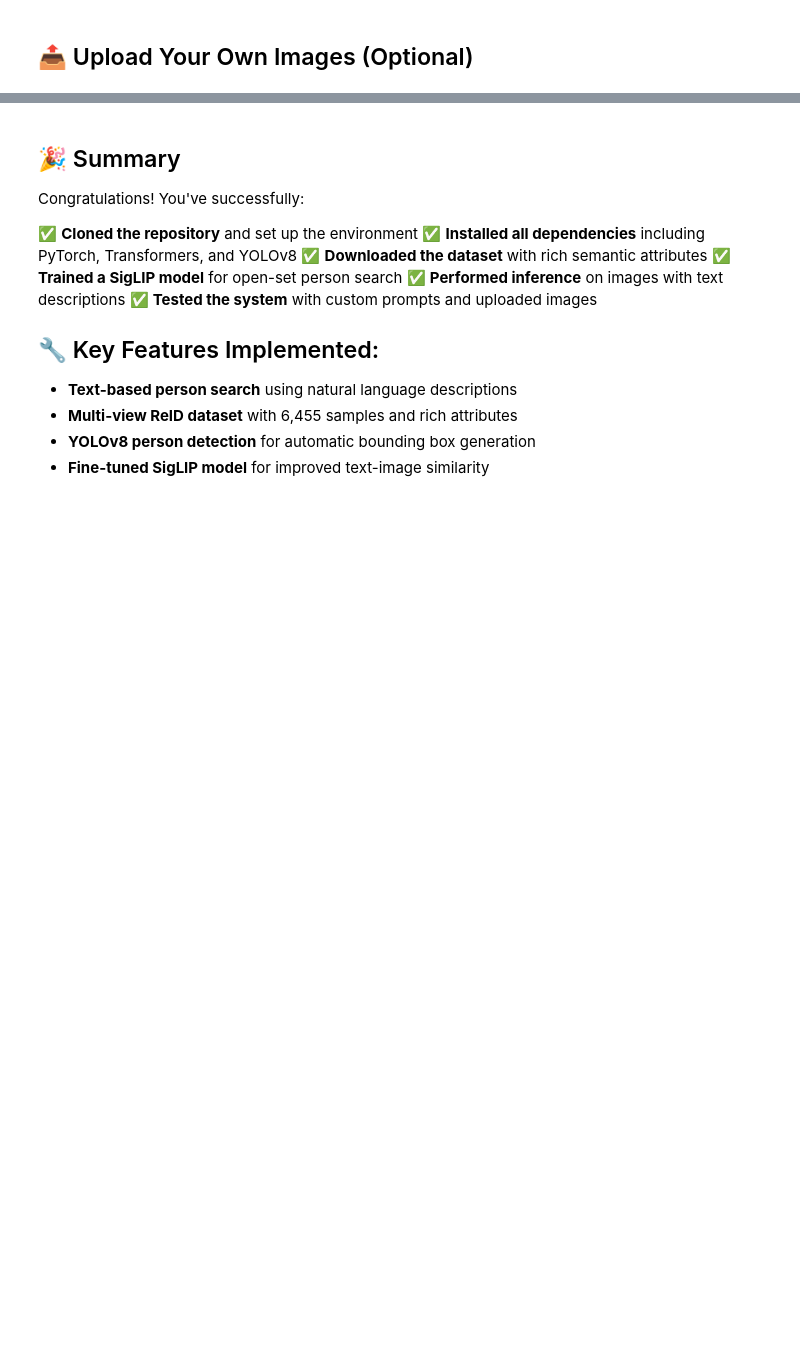
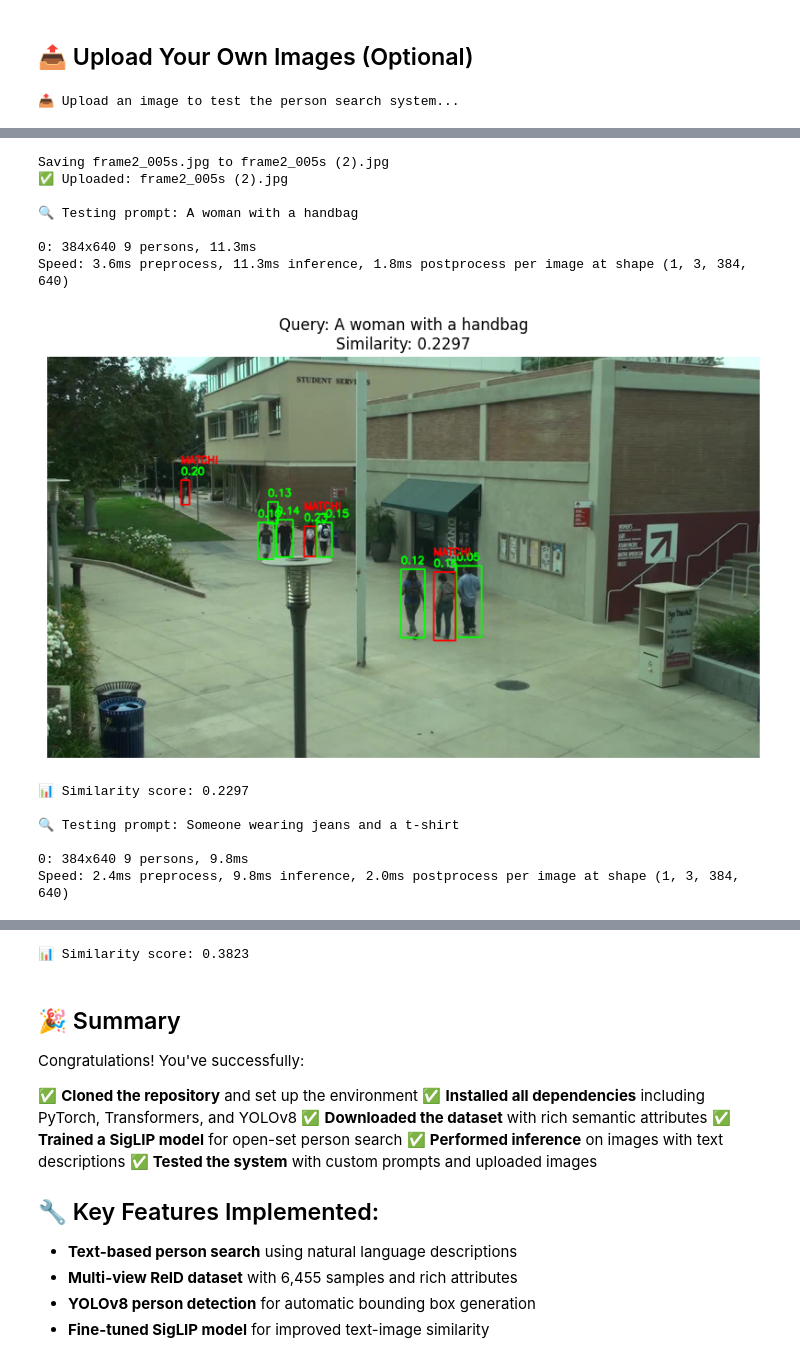
Before and after one commit to AdonaiVera/openset-reid-finetune, a Jupyter notebook: openset_reid_colab.ipynb, the cells around one changed output, grey strips where cells are left out. Drawn from its saved outputs; the diff is of its cells as text; code cells hidden in the pictures; blank space fills up the shorter version.

Commit message:
Running directly in colab test

```diff
--- a/openset_reid_colab.ipynb
+++ b/openset_reid_colab.ipynb
@@ -463,22 +570,6 @@ def custom_person_search(image_path, text_prompt, similarity_threshold=0.15):
                             cv2.FONT_HERSHEY_SIMPLEX, 0.6, (0, 0, 255), 2)
 
     return image, max_similarity
-
-# Test with a sample from the dataset
-sample = query_samples.first()
-print(f"🔍 Testing custom search on: {sample.filepath}")
-print(f"📝 Query: {sample.description}")
-
-result_image, similarity = custom_person_search(sample.filepath, sample.description)
-
-if result_image is not None:
-    plt.figure(figsize=(12, 8))
-    plt.imshow(cv2.cvtColor(result_image, cv2.COLOR_BGR2RGB))
-    plt.title(f"Query: {sample.description}\nMax Similarity: {similarity:.4f}")
-    plt.axis('off')
-    plt.show()
-
-    print(f"✅ Search completed! Max similarity: {similarity:.4f}")
 # %% [markdown]
 ## 📤 Upload Your Own Images (Optional)
 # %%
@@ -495,11 +586,8 @@ print(f"✅ Uploaded: {uploaded_filename}")
 
 # Test with different text prompts
 test_prompts = [
-    "A person wearing casual clothes",
-    "A man in a business suit",
     "A woman with a handbag",
-    "Someone wearing jeans and a t-shirt",
-    "A person carrying a backpack"
+    "Someone wearing jeans and a t-shirt"
 ]
 
 for prompt in test_prompts:
@@ -514,3 +602,5 @@ for prompt in test_prompts:
         plt.show()
 
         print(f"📊 Similarity score: {similarity:.4f}")
+# %% [output]
+📤 Upload an image to test the person search system...
@@ -516,0 +608,14 @@ for prompt in test_prompts:
+Saving frame2_005s.jpg to frame2_005s (2).jpg
+✅ Uploaded: frame2_005s (2).jpg
+
+🔍 Testing prompt: A woman with a handbag
+
+0: 384x640 9 persons, 11.3ms
+Speed: 3.6ms preprocess, 11.3ms inference, 1.8ms postprocess per image at shape (1, 3, 384, 640)
+[figure, added]
+📊 Similarity score: 0.2297
+
+🔍 Testing prompt: Someone wearing jeans and a t-shirt
+
+0: 384x640 9 persons, 9.8ms
+Speed: 2.4ms preprocess, 9.8ms inference, 2.0ms postprocess per image at shape (1, 3, 384, 640)
@@ -517,3 +623,4 @@ for prompt in test_prompts:
+📊 Similarity score: 0.3823
 # %% [markdown]
 ## 🎉 Summary
 
```
Also changed, not shown: parts of 15 cells of this notebook.
